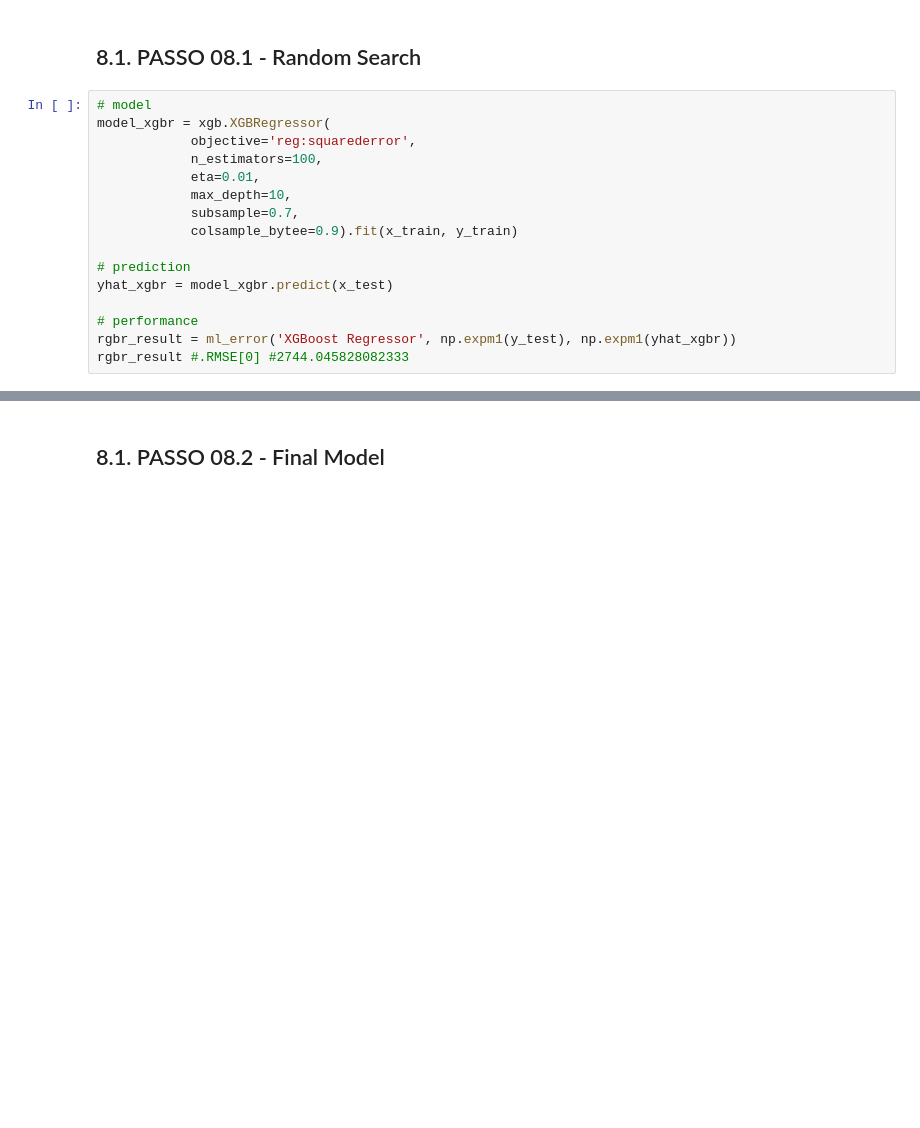
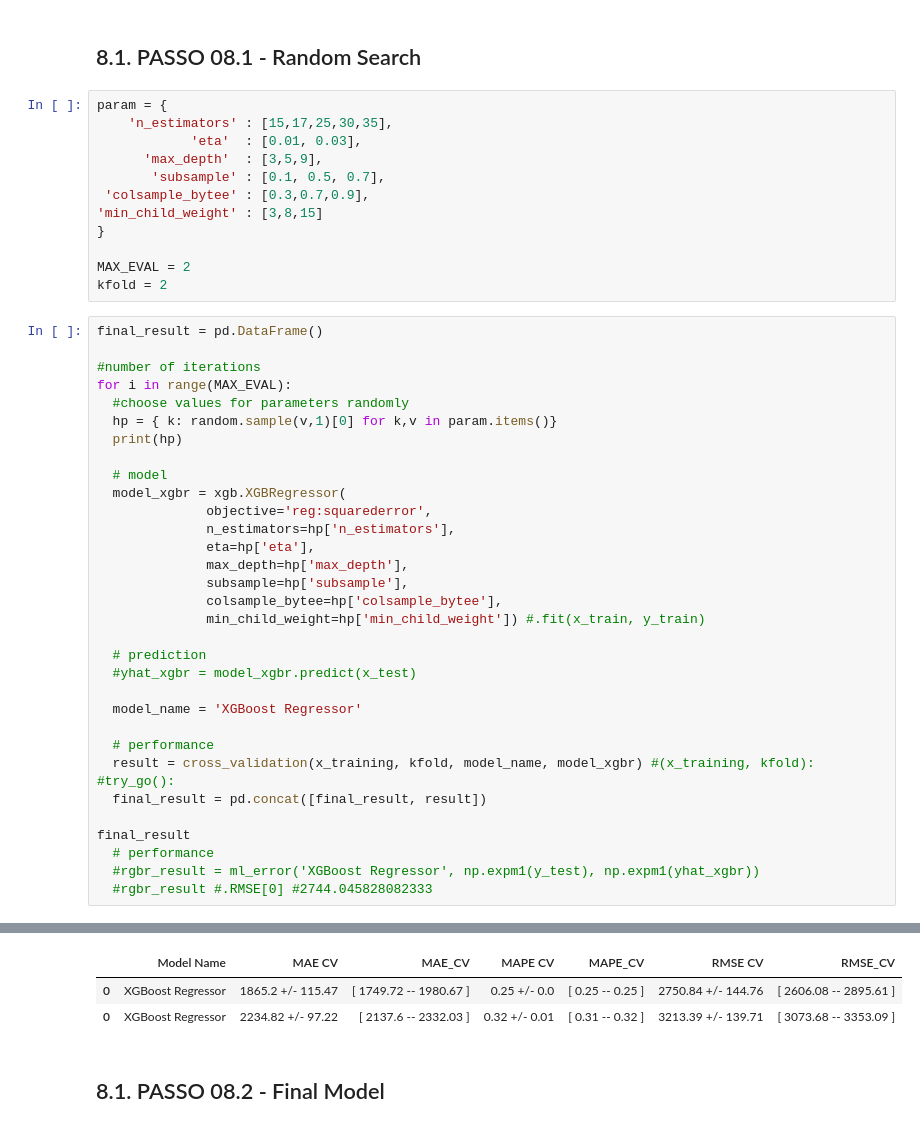
Before and after one commit to cabicho/ds_in_deploy, a Jupyter notebook: m04_v01_h6_store_sales_prediction.ipynb, the cells around one changed output, grey strips where cells are left out. Cells and saved outputs as stored; diff of their text form; blank space fills up the shorter version.

Commit message:
end Random Search in 08.1 with param

```diff
--- a/m04_v01_h6_store_sales_prediction.ipynb
+++ b/m04_v01_h6_store_sales_prediction.ipynb
@@ -2615,19 +2616,48 @@ Date in database: 2015-07-17 00:00:00, periodo of time: 42 days, 0:00:00
 # 8.0. PASSO 08 - HYPERPARAMETER FINE TUNING
 # %% [markdown]
 ## 8.1. PASSO 08.1 - Random Search
+# %%
+param = {
+    'n_estimators' : [15,17,25,30,35],
+            'eta'  : [0.01, 0.03],
+      'max_depth'  : [3,5,9],
+       'subsample' : [0.1, 0.5, 0.7],
+ 'colsample_bytee' : [0.3,0.7,0.9],
+'min_child_weight' : [3,8,15]
+}
+
+MAX_EVAL = 2
+kfold = 2
 # %%
-# model
-model_xgbr = xgb.XGBRegressor(
-            objective='reg:squarederror',
-            n_estimators=100,
-            eta=0.01,
-            max_depth=10,
-            subsample=0.7,
-            colsample_bytee=0.9).fit(x_train, y_train)
+final_result = pd.DataFrame()
 
-# prediction
-yhat_xgbr = model_xgbr.predict(x_test)
+#number of iterations
+for i in range(MAX_EVAL):
+  #choose values for parameters randomly
+  hp = { k: random.sample(v,1)[0] for k,v in param.items()}
+  print(hp)
 
-# performance
-rgbr_result = ml_error('XGBoost Regressor', np.expm1(y_test), np.expm1(yhat_xgbr))
-rgbr_result #.RMSE[0] #2744.045828082333
+  # model
+  model_xgbr = xgb.XGBRegressor(
+              objective='reg:squarederror',
+              n_estimators=hp['n_estimators'],
+              eta=hp['eta'],
+              max_depth=hp['max_depth'],
+              subsample=hp['subsample'],
+              colsample_bytee=hp['colsample_bytee'],
+              min_child_weight=hp['min_child_weight']) #.fit(x_train, y_train)
+
+  # prediction
+  #yhat_xgbr = model_xgbr.predict(x_test)
+
+  model_name = 'XGBoost Regressor'
+
+  # performance
+  result = cross_validation(x_training, kfold, model_name, model_xgbr) #(x_training, kfold): #try_go():
+  final_result = pd.concat([final_result, result])
+
+final_result
+  # performance
+  #rgbr_result = ml_error('XGBoost Regressor', np.expm1(y_test), np.expm1(yhat_xgbr))
+  #rgbr_result #.RMSE[0] #2744.045828082333
+# %% [output]
@@ -2634,2 +2680,5 @@ rgbr_result #.RMSE[0] #2744.045828082333
+|  | Model Name | MAE CV | MAE_CV | MAPE CV | MAPE_CV | RMSE CV | RMSE_CV |
+| 0 | XGBoost Regressor | 1865.2 +/- 115.47 | [ 1749.72 -- 1980.67 ] | 0.25 +/- 0.0 | [ 0.25 -- 0.25 ] | 2750.84 +/- 144.76 | [ 2606.08 -- 2895.61 ] |
+| 0 | XGBoost Regressor | 2234.82 +/- 97.22 | [ 2137.6 -- 2332.03 ] | 0.32 +/- 0.01 | [ 0.31 -- 0.32 ] | 3213.39 +/- 139.71 | [ 3073.68 -- 3353.09 ] |
 # %% [markdown]
 ## 8.1. PASSO 08.2 - Final Model
```
Also changed, not shown: parts of 2 cells of this notebook.
